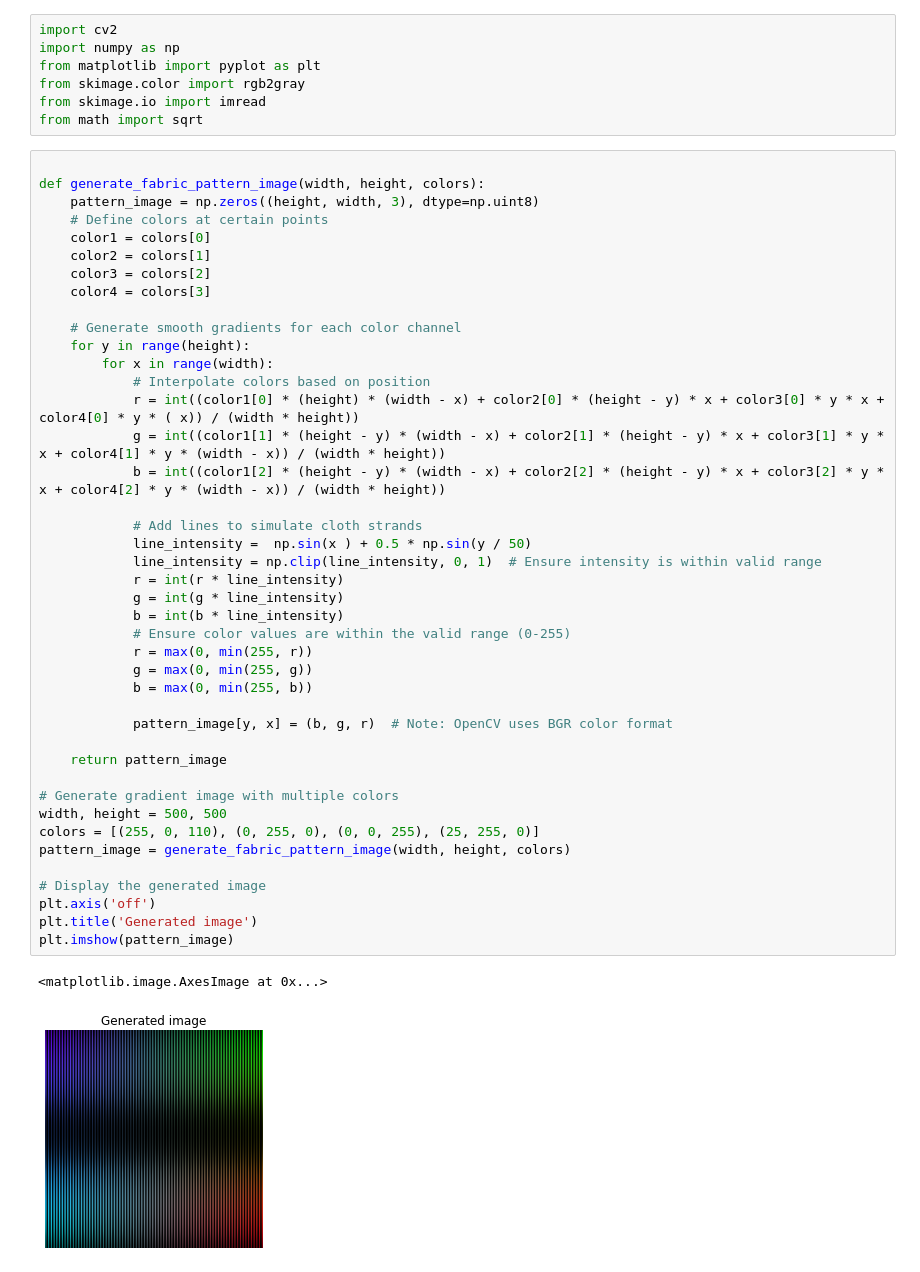
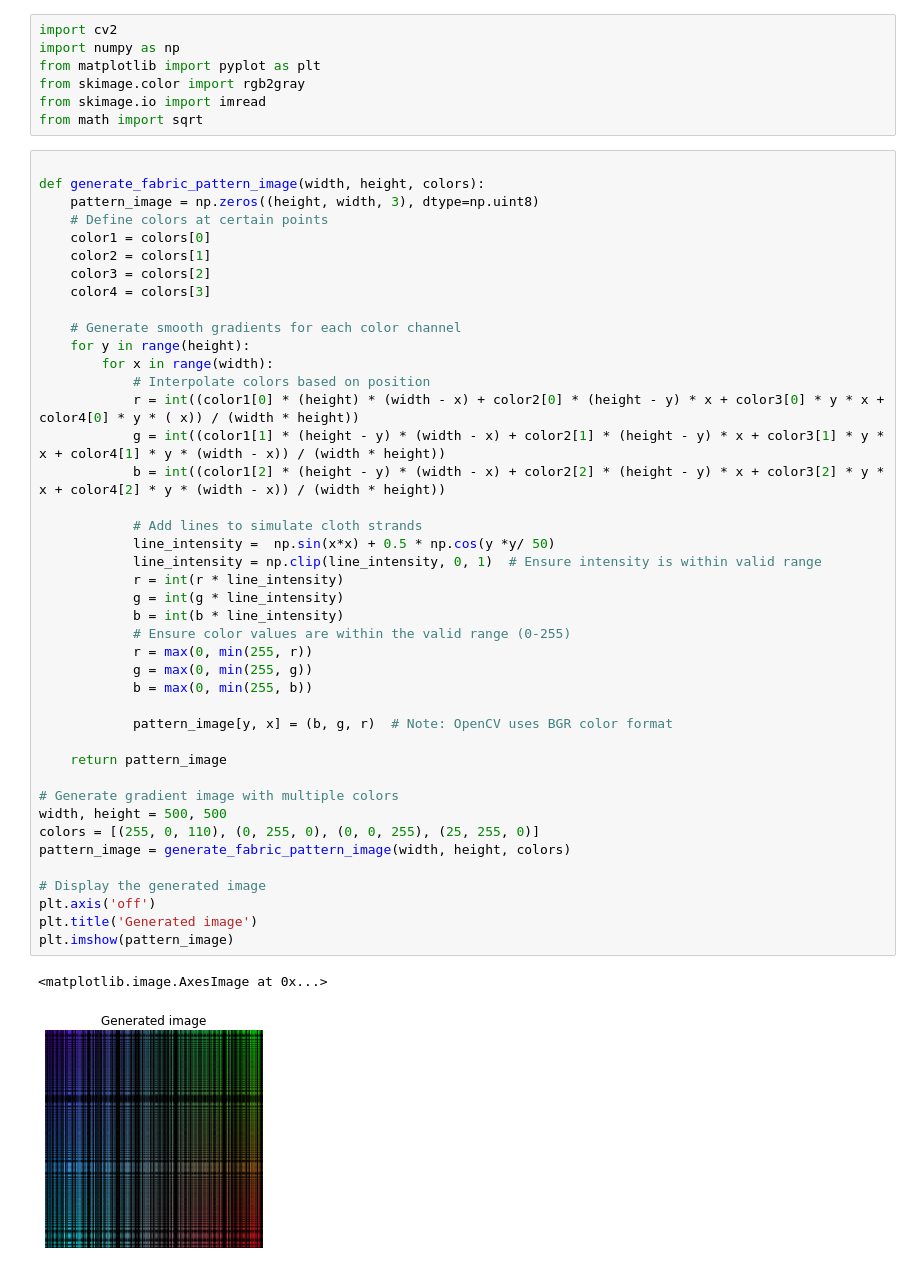
Before and after one commit to Abdelrahman776/Fabric-pattern-Image-Generator, a Jupyter notebook: assigment1.ipynb, the cells around one changed output. Cells and saved outputs as stored; diff of their text form.

Commit message:
make new fabric pic + edit image generation function

```diff
--- a/assigment1.ipynb
+++ b/assigment1.ipynb
@@ -21,35 +21,35 @@ def generate_fabric_pattern_image(width, height, colors):
             # Interpolate colors based on position
             r = int((color1[0] * (height) * (width - x) + color2[0] * (height - y) * x + color3[0] * y * x + color4[0] * y * ( x)) / (width * height))
             g = int((color1[1] * (height - y) * (width - x) + color2[1] * (height - y) * x + color3[1] * y * x + color4[1] * y * (width - x)) / (width * height))
             b = int((color1[2] * (height - y) * (width - x) + color2[2] * (height - y) * x + color3[2] * y * x + color4[2] * y * (width - x)) / (width * height))
 
             # Add lines to simulate cloth strands
-            line_intensity =  np.sin(x ) + 0.5 * np.sin(y / 50)
+            line_intensity =  np.sin(x*x) + 0.5 * np.cos(y *y/ 50)
             line_intensity = np.clip(line_intensity, 0, 1)  # Ensure intensity is within valid range
             r = int(r * line_intensity)
             g = int(g * line_intensity)
             b = int(b * line_intensity)
             # Ensure color values are within the valid range (0-255)
             r = max(0, min(255, r))
             g = max(0, min(255, g))
             b = max(0, min(255, b))
 
             pattern_image[y, x] = (b, g, r)  # Note: OpenCV uses BGR color format
 
     return pattern_image
 
 # Generate gradient image with multiple colors
 width, height = 500, 500
 colors = [(255, 0, 110), (0, 255, 0), (0, 0, 255), (25, 255, 0)]
 pattern_image = generate_fabric_pattern_image(width, height, colors)
 
 # Display the generated image
 plt.axis('off')
 plt.title('Generated image')
 plt.imshow(pattern_image)
 # %% [output]
 <matplotlib.image.AxesImage at 0x...>
-[figure, old version]
+[figure, new version]
 # %%
 # Separate channels
 red_channel = pattern_image[:, :, 0]
```
Also changed, not shown: parts of 3 cells of this notebook, 2 other files.
